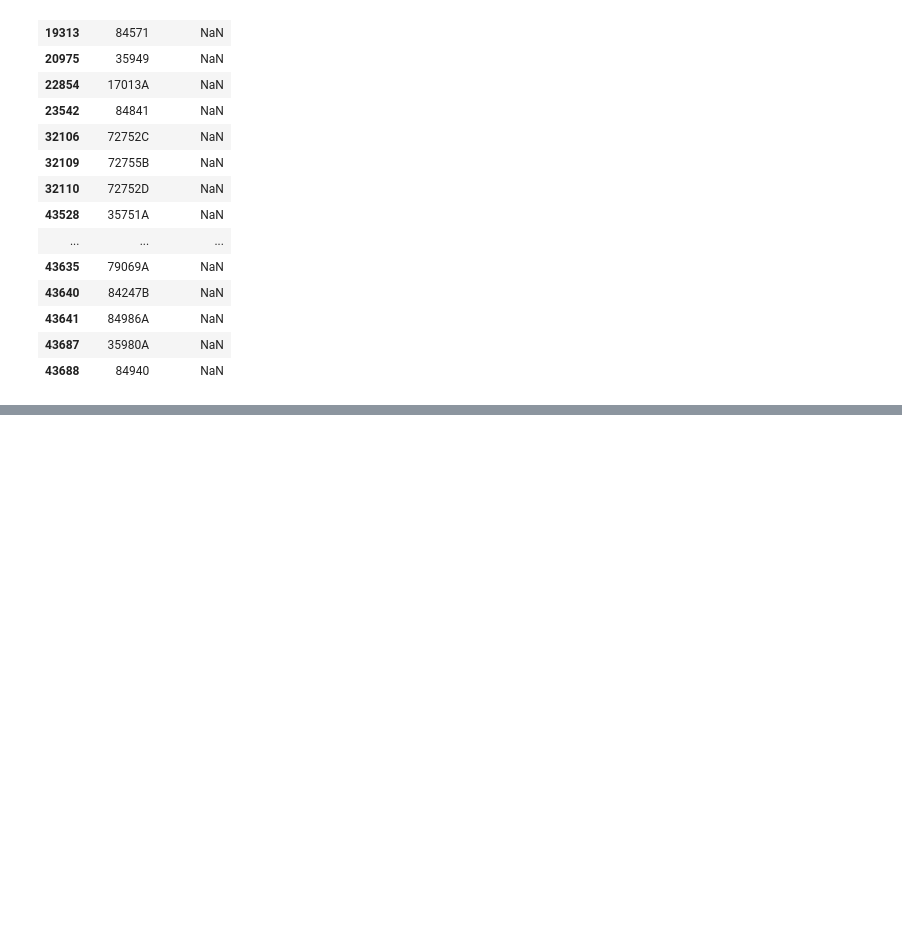
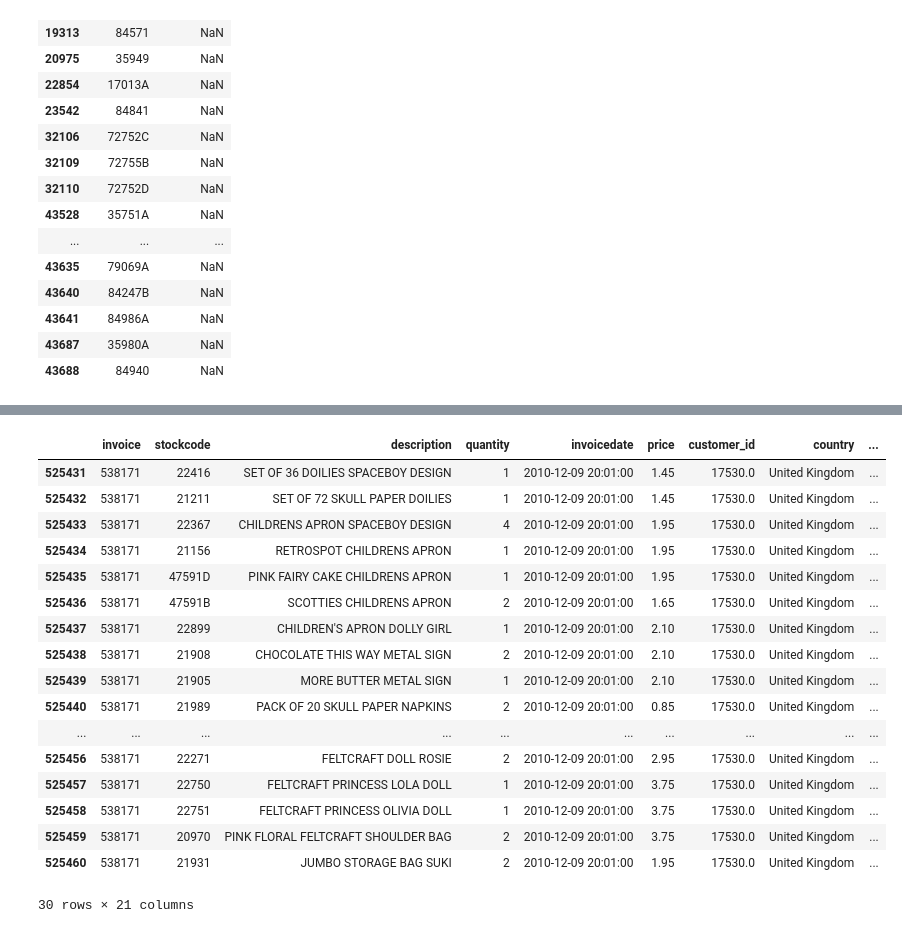
Before and after one commit to dhruvi1232611/nava-AI, a Jupyter notebook: notebooks/data_cleaning_transformation.ipynb, the cells around one changed output, grey strips where cells are left out. Saved outputs shown, nothing was run; the diff lists cells and outputs as text; code cells hidden in the pictures; blank space fills up the shorter version.

```diff
--- a/notebooks/data_cleaning_transformation.ipynb
+++ b/notebooks/data_cleaning_transformation.ipynb
@@ -295,0 +362,4 @@ df_clean[
+# %%
+df_clean["customer_id"] = df.loc[
+    df_clean.index, "Customer ID"
+]
@@ -295,0 +447,26 @@ df_clean[
+# %%
+df_clean["price_status"] = np.where(
+    df_clean["price"] < 0,
+    "Invalid/Adjustment Price",
+    "Valid Price"
+)
+df_clean.tail(30)
+# %% [output]
+|  | invoice | stockcode | description | quantity | invoicedate | price | customer_id | country | ... |
+| 525431 | 538171 | 22416 | SET OF 36 DOILIES SPACEBOY DESIGN | 1 | 2010-12-09 20:01:00 | 1.45 | 17530.0 | United Kingdom | ... |
+| 525432 | 538171 | 21211 | SET OF 72 SKULL PAPER DOILIES | 1 | 2010-12-09 20:01:00 | 1.45 | 17530.0 | United Kingdom | ... |
+| 525433 | 538171 | 22367 | CHILDRENS APRON SPACEBOY DESIGN | 4 | 2010-12-09 20:01:00 | 1.95 | 17530.0 | United Kingdom | ... |
+| 525434 | 538171 | 21156 | RETROSPOT CHILDRENS APRON | 1 | 2010-12-09 20:01:00 | 1.95 | 17530.0 | United Kingdom | ... |
+| 525435 | 538171 | 47591D | PINK FAIRY CAKE CHILDRENS APRON | 1 | 2010-12-09 20:01:00 | 1.95 | 17530.0 | United Kingdom | ... |
+| 525436 | 538171 | 47591B | SCOTTIES CHILDRENS APRON | 2 | 2010-12-09 20:01:00 | 1.65 | 17530.0 | United Kingdom | ... |
+| 525437 | 538171 | 22899 | CHILDREN'S APRON DOLLY GIRL | 1 | 2010-12-09 20:01:00 | 2.10 | 17530.0 | United Kingdom | ... |
+| 525438 | 538171 | 21908 | CHOCOLATE THIS WAY METAL SIGN | 2 | 2010-12-09 20:01:00 | 2.10 | 17530.0 | United Kingdom | ... |
+| 525439 | 538171 | 21905 | MORE BUTTER METAL SIGN | 1 | 2010-12-09 20:01:00 | 2.10 | 17530.0 | United Kingdom | ... |
+| 525440 | 538171 | 21989 | PACK OF 20 SKULL PAPER NAPKINS | 2 | 2010-12-09 20:01:00 | 0.85 | 17530.0 | United Kingdom | ... |
+| ... | ... | ... | ... | ... | ... | ... | ... | ... | ... |
+| 525456 | 538171 | 22271 | FELTCRAFT DOLL ROSIE | 2 | 2010-12-09 20:01:00 | 2.95 | 17530.0 | United Kingdom | ... |
+| 525457 | 538171 | 22750 | FELTCRAFT PRINCESS LOLA DOLL | 1 | 2010-12-09 20:01:00 | 3.75 | 17530.0 | United Kingdom | ... |
+| 525458 | 538171 | 22751 | FELTCRAFT PRINCESS OLIVIA DOLL | 1 | 2010-12-09 20:01:00 | 3.75 | 17530.0 | United Kingdom | ... |
+| 525459 | 538171 | 20970 | PINK FLORAL FELTCRAFT SHOULDER BAG | 2 | 2010-12-09 20:01:00 | 3.75 | 17530.0 | United Kingdom | ... |
+| 525460 | 538171 | 21931 | JUMBO STORAGE BAG SUKI | 2 | 2010-12-09 20:01:00 | 1.95 | 17530.0 | United Kingdom | ... |
+30 rows × 21 columns
```
Also changed, not shown: parts of 47 cells of this notebook.
